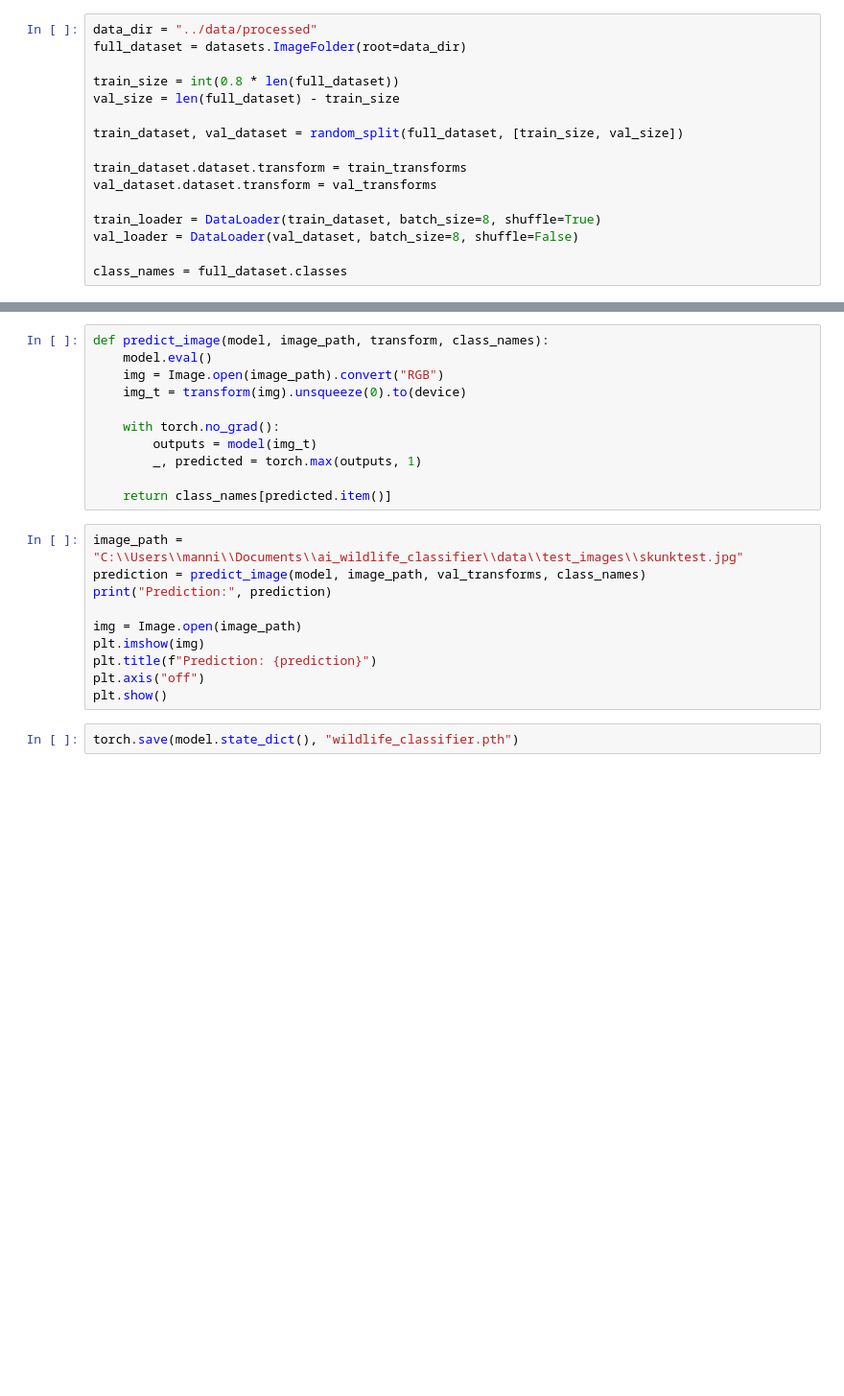
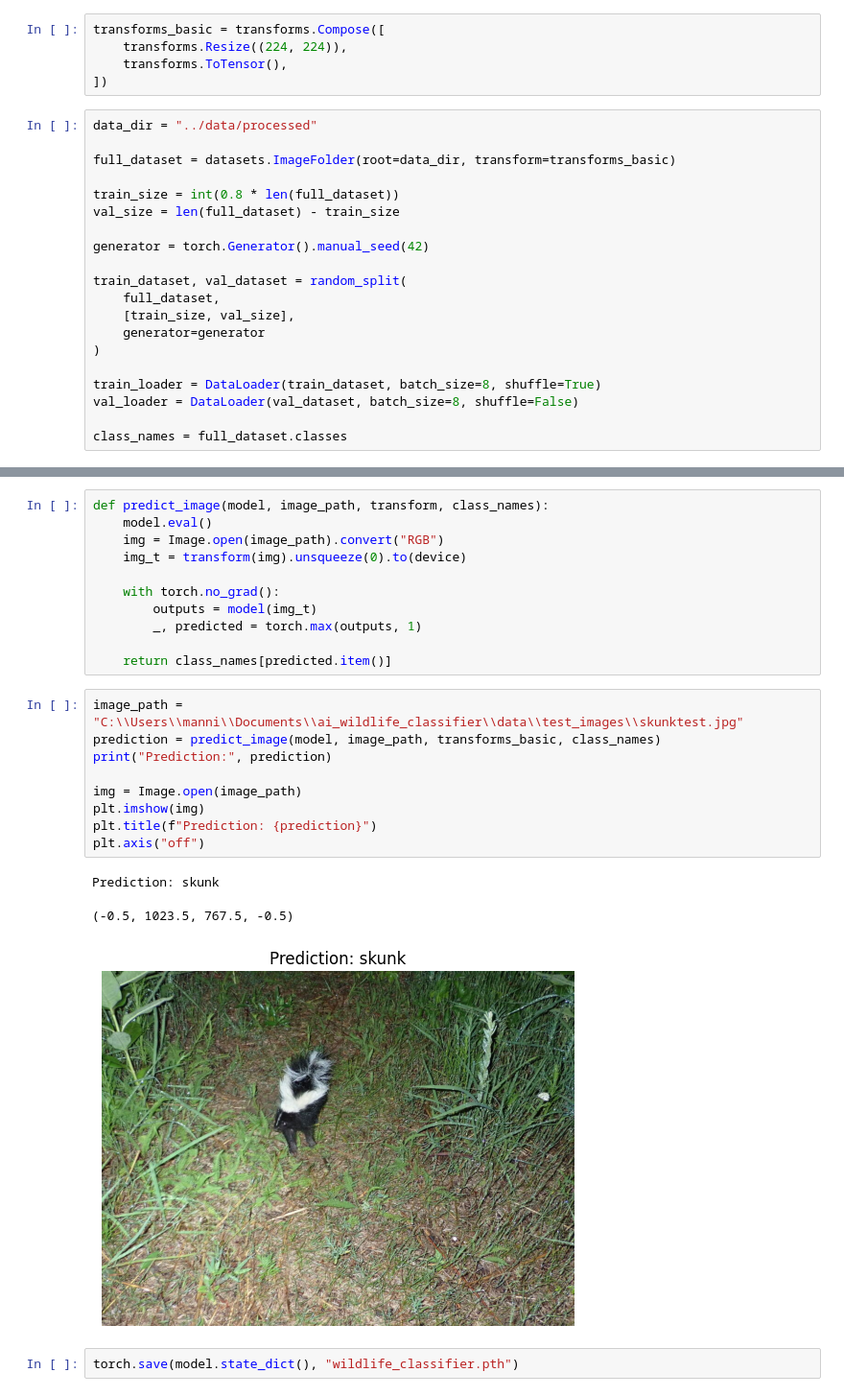
Before and after one commit to Reptileblood/ai_wildlife_classifier, a Jupyter notebook: pytorch_training.ipynb, the cells around one changed output, grey strips where cells are left out. Shown at 96% size. Drawn from its saved outputs; the diff is of its cells as text; blank space fills up the shorter version.

```diff
--- a/pytorch_training.ipynb
+++ b/pytorch_training.ipynb
@@ -28,14 +14,23 @@ val_transforms = transforms.Compose([
+# %%
+transforms_basic = transforms.Compose([
+    transforms.Resize((224, 224)),
+    transforms.ToTensor(),
+])
 # %%
 data_dir = "../data/processed"
-full_dataset = datasets.ImageFolder(root=data_dir)
+
+full_dataset = datasets.ImageFolder(root=data_dir, transform=transforms_basic)
 
 train_size = int(0.8 * len(full_dataset))
 val_size = len(full_dataset) - train_size
 
-train_dataset, val_dataset = random_split(full_dataset, [train_size, val_size])
+generator = torch.Generator().manual_seed(42)
 
-train_dataset.dataset.transform = train_transforms
-val_dataset.dataset.transform = val_transforms
+train_dataset, val_dataset = random_split(
+    full_dataset,
+    [train_size, val_size],
+    generator=generator
+)
 
 train_loader = DataLoader(train_dataset, batch_size=8, shuffle=True)
 val_loader = DataLoader(val_dataset, batch_size=8, shuffle=False)
@@ -140,13 +150,16 @@ def predict_image(model, image_path, transform, class_names):
     return class_names[predicted.item()]
 # %%
 image_path = "C:\\Users\\manni\\Documents\\ai_wildlife_classifier\\data\\test_images\\skunktest.jpg"
-prediction = predict_image(model, image_path, val_transforms, class_names)
+prediction = predict_image(model, image_path, transforms_basic, class_names)
 print("Prediction:", prediction)
 
 img = Image.open(image_path)
 plt.imshow(img)
 plt.title(f"Prediction: {prediction}")
 plt.axis("off")
-plt.show()
+# %% [output]
+Prediction: skunk
+(-0.5, 1023.5, 767.5, -0.5)
+[figure, added]
 # %%
 torch.save(model.state_dict(), "wildlife_classifier.pth")
```
Also changed, not shown: parts of 8 cells of this notebook.
